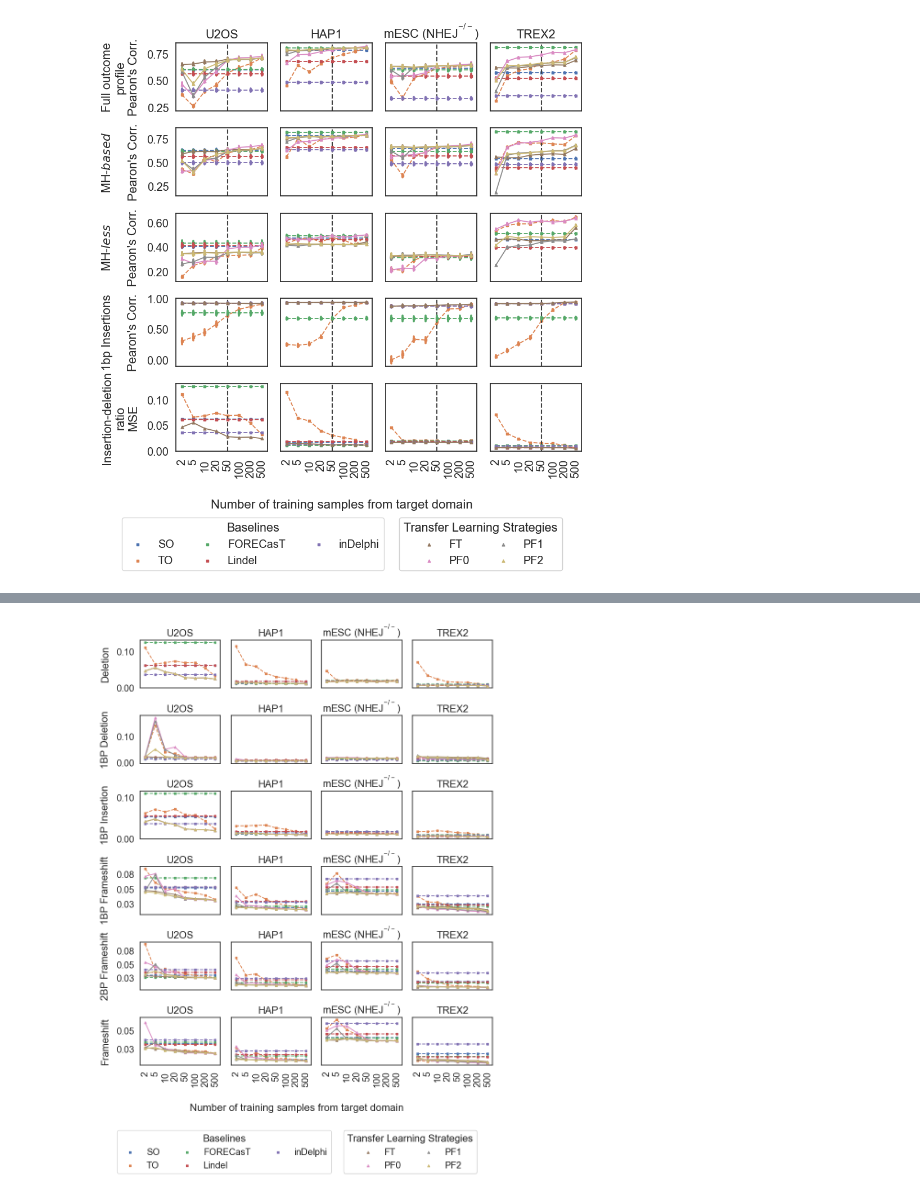
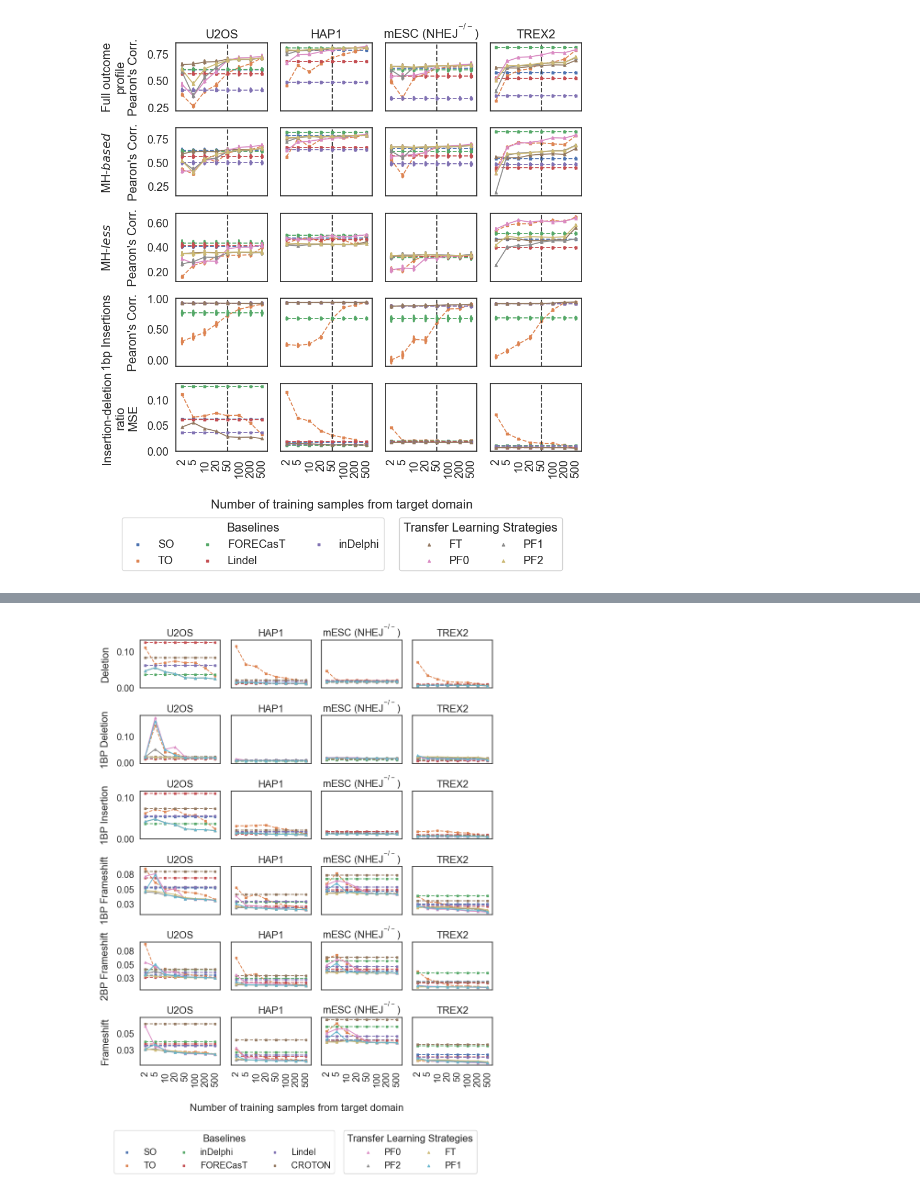
Before and after one commit to zouter/XCRISP, a Jupyter notebook: notebooks/figures/4.transfer_learning.ipynb, the cells around one changed output, grey strips where cells are left out. Drawn from its saved outputs; the diff is of its cells as text; code cells hidden in the pictures.

Commit message:
created data comparisons

```diff
--- a/notebooks/figures/4.transfer_learning.ipynb
+++ b/notebooks/figures/4.transfer_learning.ipynb
@@ -270,7 +294,7 @@ d3.groupby(["Dataset", "Num Samples", "Method"]).size().reset_index().drop(["Num
 # %%
 from matplotlib.ticker import FuncFormatter
 
-common_labels = {
+plot_labels = {
     "CRISPRedict": "SO",
     "baseline": "TO",
     "FORECasT": "FORECasT",
@@ -282,7 +306,7 @@ common_labels = {
     "pretrained": "PF2",
 }
 
-insertion_labels = {
+insertion_plot_labels = {
     "baseline": "TO",
     "CRISPRedict": "SO",
     "FORECasT": "FORECasT",
@@ -293,10 +317,10 @@ insertion_labels = {
 
 custom_palette = {}
 
-for i, l in enumerate(common_labels.values()):
+for i, l in enumerate(plot_labels.values()):
     custom_palette[l] = sns.color_palette(palette="deep")[i]
 
-def make_single_plot(m="overall", c="js", g="inDelphi U2OS WT", ax=None, common_labels=common_labels, insertion_labels=insertion_labels, custom_palette=custom_palette):
+def make_single_plot(m="overall", c="js", g="inDelphi U2OS WT", ax=None, common_labels=plot_labels, insertion_labels=insertion_plot_labels, custom_palette=custom_palette):
     assert m in ["overall", "mh", "mhless", "insertions", "indels"]
     assert c in ["js", "corr", "mse"]
 
@@ -356,7 +380,7 @@ def make_single_plot(m="overall", c="js", g="inDelphi U2OS WT", ax=None, common_
         hue_order=list(labels.values()),\
         linestyles=linestyles ,\
         markers=markers, scale=0.5 ,\
-            )
+    )
 
     # for l in p.lines:
     #     plt.setp(l,linewidth=1)
@@ -449,12 +473,14 @@ for metric in ["js", "corr"]:
 [figure]
 # %%
 all_stats = ['Deletion', '1BP Deletion', '1BP Insertion', '1BP Frameshift', '2BP Frameshift', 'Frameshift']
-common_labels = {
+
+plot_labels = {
     "X-CRISP": "SO",
     "Random Initialisation": "TO",
     "inDelphi": "inDelphi",
     "FORECasT": "FORECasT",
     "Lindel": "Lindel",
+    "CROTON": "CROTON",
     "Pretrained: Weight Initialisation": "PF0",
     "Pretrained: Two Frozen Layers": "PF2",
     "Pretrained: Fine-tuning only": "FT",
@@ -463,11 +489,11 @@ common_labels = {
 
 dstats = []
 for stat in all_stats:
-    dstats.append(plot_transfer_learning(stat, "stats_comparison").set_index(["Dataset", "Num Samples", "Method"]))
+    dstats.append(plot_transfer_learning(stat, "stats_comparison", labels=common_labels).set_index(["Dataset", "Num Samples", "Method"]))
 
 dstats = pd.concat(dstats, axis=1)
 dstats = dstats.reset_index()
-dstats["Method"] = dstats["Method"].apply(lambda x: common_labels[x])
+dstats["Method"] = dstats["Method"].apply(lambda x: plot_labels[x])
 
 dstats.head()
 # %% [output]
@@ -484,21 +521,8 @@ dstats.head()
 | 3 | inDelphi U2OS WT | 20 | PF2 | 0.038914 | 0.020521 | 0.034457 | 0.037969 | 0.028643 | ... |
 | 4 | inDelphi U2OS WT | 50 | PF2 | 0.028117 | 0.018479 | 0.023879 | 0.034425 | 0.027008 | ... |
 # %%
-
-common_labels = {
-    "X-CRISP": "SO",
-    "Random Initialisation": "TO",
-    "FORECasT": "FORECasT",
-    "Lindel": "Lindel",
-    "inDelphi": "inDelphi",
-    "Pretrained: Fine-tuning only": "FT",
-    "Pretrained: Weight Initialisation": "PF0",
-    "Pretrained: One Frozen Layer": "PF1",
-    "Pretrained: Two Frozen Layers": "PF2",
-}
-
 custom_palette = {}
-for i, l in enumerate(common_labels.values()):
+for i, l in enumerate(plot_labels.values()):
     custom_palette[l] = sns.color_palette(palette="deep")[i]
 
 title_mapping = {
@@ -516,42 +540,42 @@ sns.set_style("white")
 
 fig, axes = plt.subplots(6, 4, sharex=True, sharey="row", figsize=(9, 11))
 
-linestyles = ((["--"] * 5) + (["-"] * 4))
-markers = (([","] * 5) + (["^"] * 4))
+linestyles = ((["--"] * 6) + (["-"] * 4))
+markers = (([","] * 6) + (["^"] * 4))
 
 
 def format_two_decimals(value, pos):
     return f"{value:.2f}"
 
 d_overall = {}
 for i, dataset in enumerate(datasets):
     for j, stat in enumerate(all_stats):
         p = sns.pointplot(data=dstats[dstats.Dataset == dataset], x="Num Samples", y=stat, ax=axes[j, i],\
             hue="Method", palette=custom_palette, estimator=np.mean,\
             errorbar=None,\
-            hue_order=list(common_labels.values()),\
+            hue_order=list(plot_labels.values()),\
             linestyles=linestyles ,\
             markers=markers, scale=0.5 ,\
         )
         p.get_legend().remove()
         p.set_title(title_mapping[dataset])
         p.set_ylabel("" if i > 0 else stat, labelpad=10)
         p.set_xlabel("")
         p.yaxis.set_major_formatter(FuncFormatter(format_two_decimals))
 
         if j == 5:
             p.set_xticklabels(p.get_xticklabels(), rotation=90, ha='right', rotation_mode='anchor', verticalalignment='center')
 
 fig.supxlabel("Number of training samples from target domain", fontsize=16)
 
 handles, labels = axes[0,0].get_legend_handles_labels()
-legend1 = fig.legend(handles[5:], labels[5:], loc='lower center', ncol=2, bbox_to_anchor=(0.775, -0.12), title="Transfer Learning Strategies")
-fig.legend(handles[:5], labels[:5], loc='lower center', ncol=3, bbox_to_anchor=(0.325, -0.12), title="Baselines")
+legend1 = fig.legend(handles[6:], labels[6:], loc='lower center', ncol=2, bbox_to_anchor=(0.775, -0.12), title="Transfer Learning Strategies")
+fig.legend(handles[:6], labels[:6], loc='lower center', ncol=3, bbox_to_anchor=(0.325, -0.12), title="Baselines")
 
 plt.gca().add_artist(legend1)
 
 plt.tight_layout()
 plt.savefig(f"./artifacts/transfer_learning_stats.pdf",  bbox_inches='tight')
 plt.show()
 # %% [output]
-[figure, old version]
+[figure, new version]
```
Also changed, not shown: parts of 9 cells of this notebook, 4 other files.
